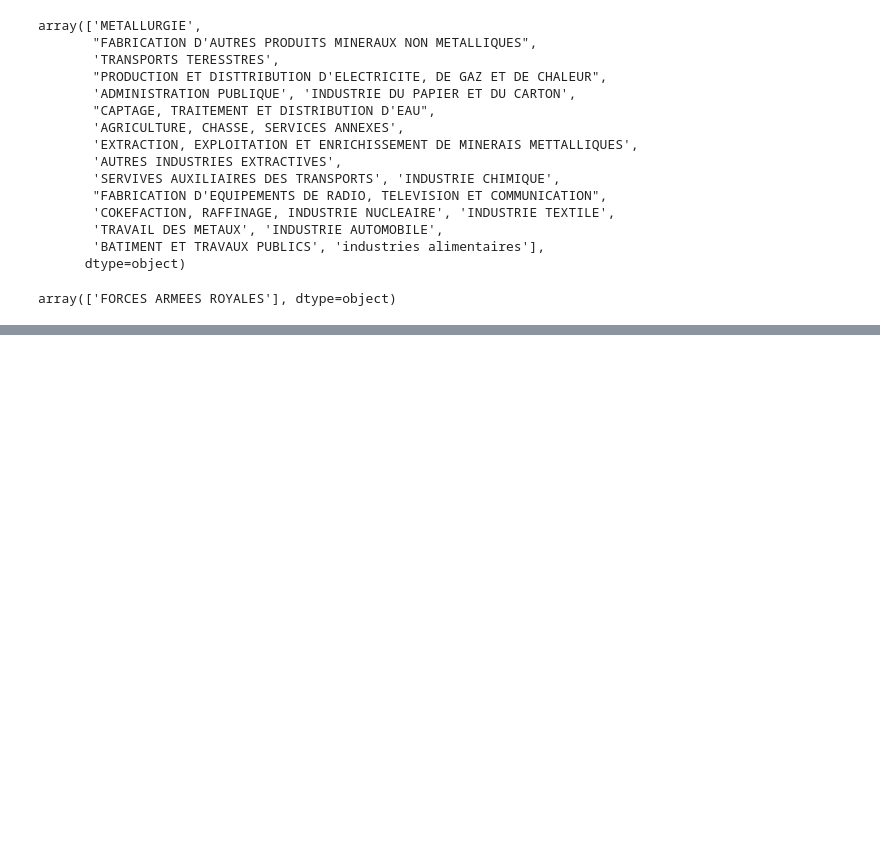
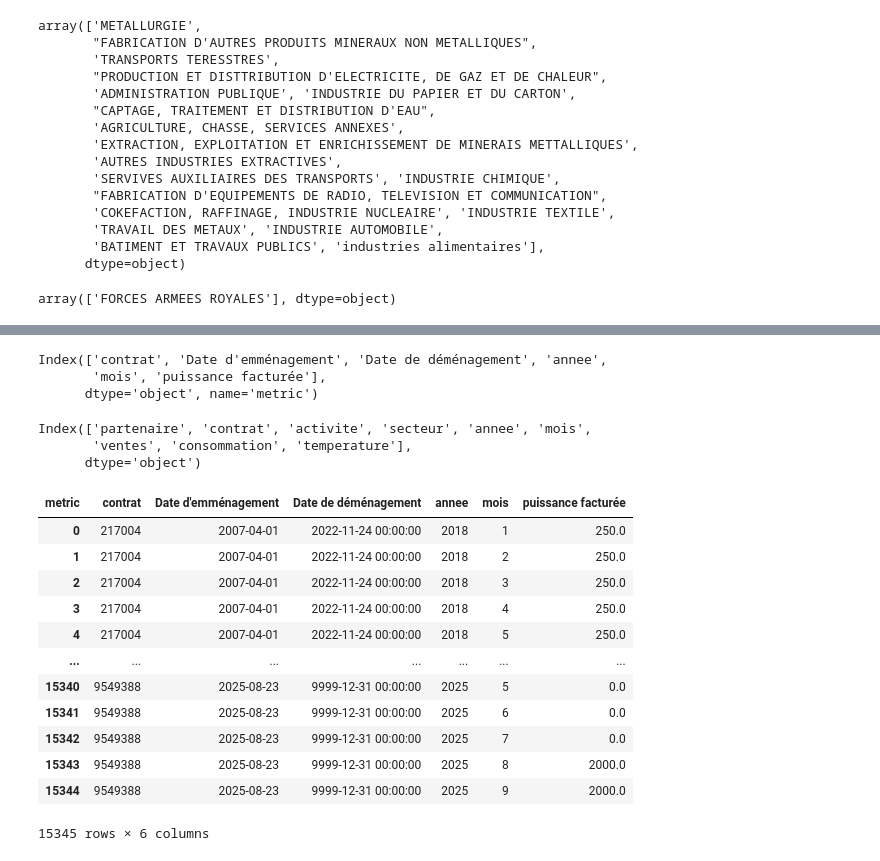
Before and after one commit to eniafou/onee, a Jupyter notebook: notebooks/analyse_4.ipynb, the cells around one changed output, grey strips where cells are left out. Saved outputs shown, nothing was run; the diff lists cells and outputs as text; code cells hidden in the pictures; blank space fills up the shorter version.

```diff
--- a/notebooks/analyse_4.ipynb
+++ b/notebooks/analyse_4.ipynb
@@ -365,0 +732,2 @@ with open(PROJECT_ROOT / r"outputs_cd\all_results_partenaires_s4.pkl", "rb") as
+# %%
+res.rename(columns = {"Contrat":"contrat"}, inplace = True)
@@ -365,0 +744,54 @@ with open(PROJECT_ROOT / r"outputs_cd\all_results_partenaires_s4.pkl", "rb") as
+# %%
+import re
+import pandas as pd
+
+id_cols = ['contrat', "Date d'emménagement", "Date de déménagement"]
+
+val_cols = [c for c in res.columns if re.match(r'^.+__\d{2}\.\d{4}$', str(c))]
+
+long = res.melt(id_vars=id_cols, value_vars=val_cols,
+               var_name='key', value_name='value')
+
+parts = long['key'].str.extract(r'^(?P<metric>.+?)__(?P<Month>\d{2})\.(?P<Year>\d{4})')
+long = pd.concat([long.drop(columns='key'), parts], axis=1)
+long['Month'] = long['Month'].astype(int)
+long['Year'] = long['Year'].astype(int)
+long['metric'] = long['metric'].str.strip()
+
+wide = (long.pivot_table(index=id_cols+['Year','Month'],
+                         columns='metric', values='value', aggfunc='first')
+             .reset_index())
+
+wide = wide.rename(columns={'Pf':'puissance facturée'})
+# %%
+wide.rename(columns = {"Month": "mois", "Year": "annee"}, inplace = True)
+# %%
+wide.columns
+# %% [output]
+Index(['contrat', 'Date d'emménagement', 'Date de déménagement', 'annee',
+       'mois', 'puissance facturée'],
+      dtype='object', name='metric')
+# %%
+df.columns
+# %% [output]
+Index(['partenaire', 'contrat', 'activite', 'secteur', 'annee', 'mois',
+       'ventes', 'consommation', 'temperature'],
+      dtype='object')
+# %%
+wide["contrat"] = wide["contrat"].astype(int)
+# %%
+wide
+# %% [output]
+| metric | contrat | Date d'emménagement | Date de déménagement | annee | mois | puissance facturée |
+| 0 | 217004 | 2007-04-01 | 2022-11-24 00:00:00 | 2018 | 1 | 250.0 |
+| 1 | 217004 | 2007-04-01 | 2022-11-24 00:00:00 | 2018 | 2 | 250.0 |
+| 2 | 217004 | 2007-04-01 | 2022-11-24 00:00:00 | 2018 | 3 | 250.0 |
+| 3 | 217004 | 2007-04-01 | 2022-11-24 00:00:00 | 2018 | 4 | 250.0 |
+| 4 | 217004 | 2007-04-01 | 2022-11-24 00:00:00 | 2018 | 5 | 250.0 |
+| ... | ... | ... | ... | ... | ... | ... |
+| 15340 | 9549388 | 2025-08-23 | 9999-12-31 00:00:00 | 2025 | 5 | 0.0 |
+| 15341 | 9549388 | 2025-08-23 | 9999-12-31 00:00:00 | 2025 | 6 | 0.0 |
+| 15342 | 9549388 | 2025-08-23 | 9999-12-31 00:00:00 | 2025 | 7 | 0.0 |
+| 15343 | 9549388 | 2025-08-23 | 9999-12-31 00:00:00 | 2025 | 8 | 2000.0 |
+| 15344 | 9549388 | 2025-08-23 | 9999-12-31 00:00:00 | 2025 | 9 | 2000.0 |
+15345 rows × 6 columns
```
Also changed, not shown: parts of 37 cells of this notebook, 10 other files.
